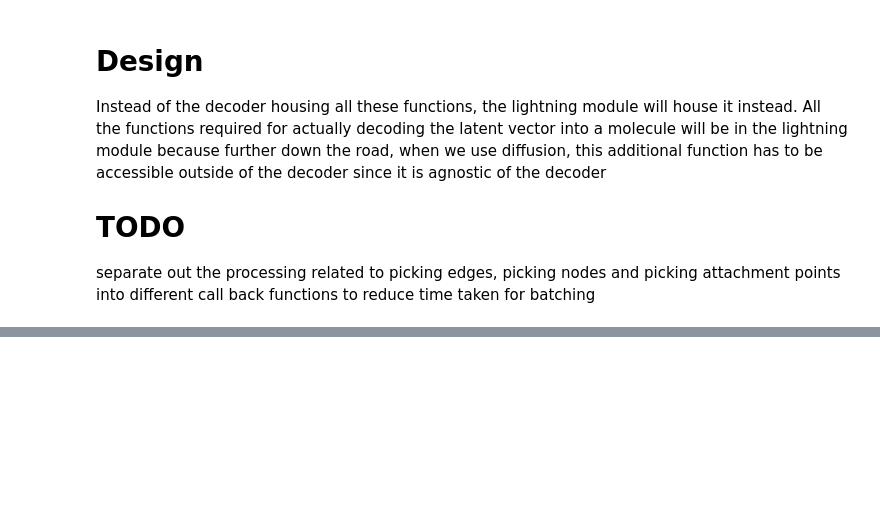
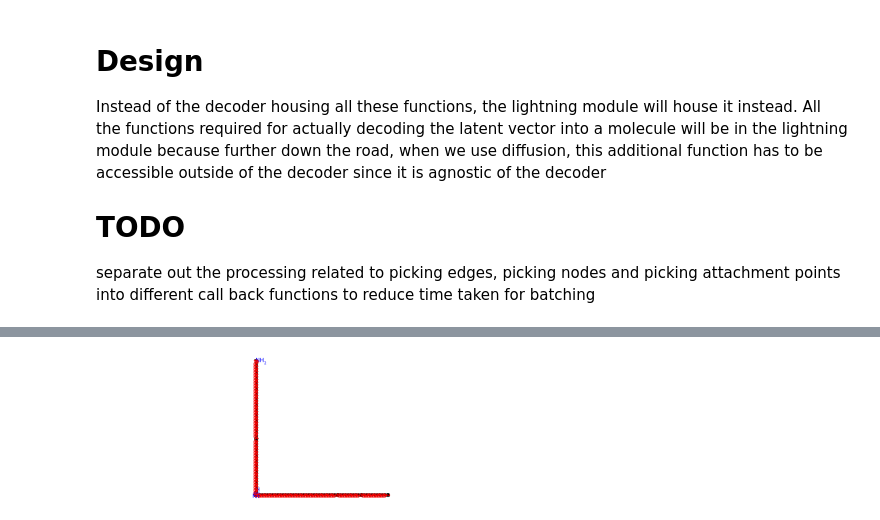
Before and after one commit to nomoresomethingwentwrong/GLDM, a Jupyter notebook: decode.ipynb, the cells around one changed output, grey strips where cells are left out. Cells and saved outputs as stored; diff of their text form; code cells hidden in the pictures; blank space fills up the shorter version.

```diff
--- a/decode.ipynb
+++ b/decode.ipynb
@@ -848,0 +1228,4 @@ while num_steps < max_num_steps:
+# %%
+require_attachment_point_states[0].molecule
+# %% [output]
+[figure, added]
```
Also changed, not shown: parts of 24 cells of this notebook, 1 other file.
